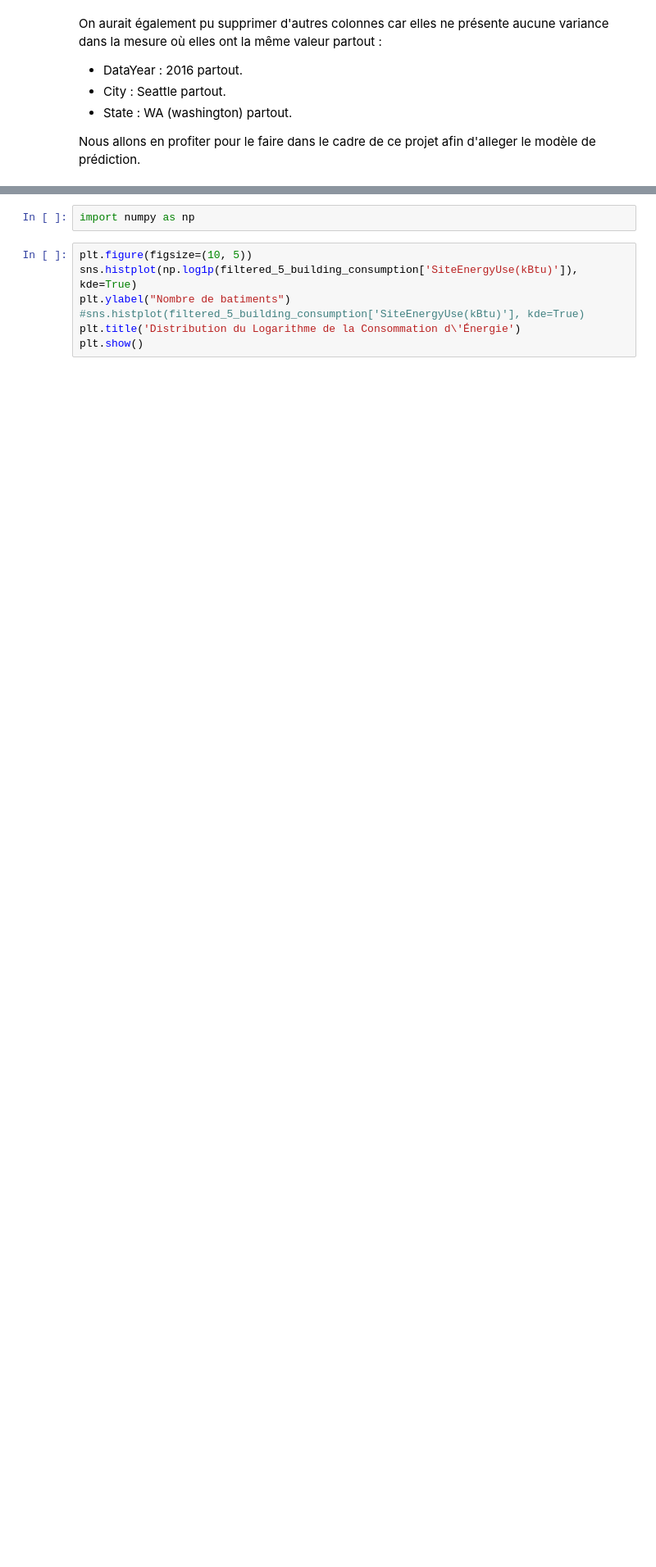
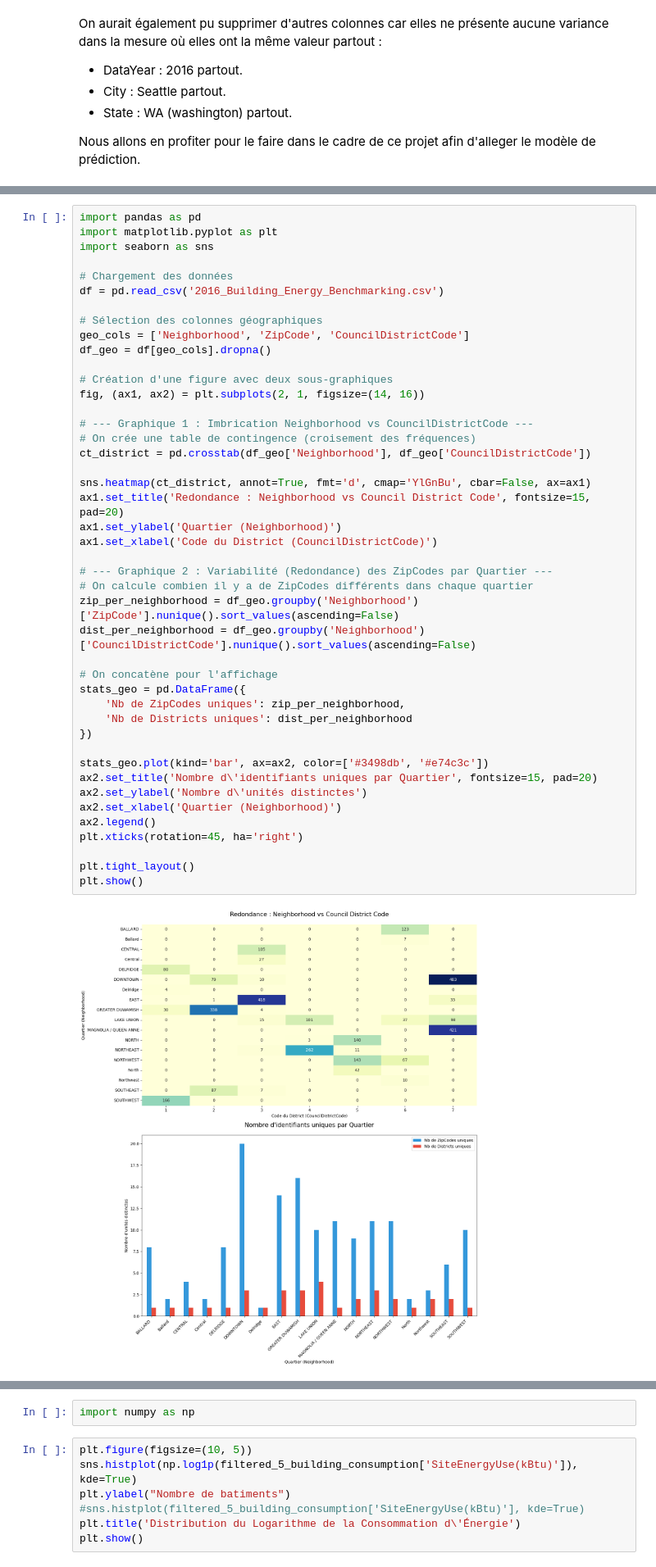
Before and after one commit to AxelFB1992/projet6, a Jupyter notebook: template_modelisation_supervisee.ipynb, the cells around one changed output, grey strips where cells are left out. Shown at 82% size. Cells and saved outputs as stored; diff of their text form; blank space fills up the shorter version.

```diff
--- a/template_modelisation_supervisee.ipynb
+++ b/template_modelisation_supervisee.ipynb
@@ -402,0 +439,46 @@ Représentations graphiques de certaines variables
+# %%
+import pandas as pd
+import matplotlib.pyplot as plt
+import seaborn as sns
+
+# Chargement des données
+df = pd.read_csv('2016_Building_Energy_Benchmarking.csv')
+
+# Sélection des colonnes géographiques
+geo_cols = ['Neighborhood', 'ZipCode', 'CouncilDistrictCode']
+df_geo = df[geo_cols].dropna()
+
+# Création d'une figure avec deux sous-graphiques
+fig, (ax1, ax2) = plt.subplots(2, 1, figsize=(14, 16))
+
+# --- Graphique 1 : Imbrication Neighborhood vs CouncilDistrictCode ---
+# On crée une table de contingence (croisement des fréquences)
+ct_district = pd.crosstab(df_geo['Neighborhood'], df_geo['CouncilDistrictCode'])
+
+sns.heatmap(ct_district, annot=True, fmt='d', cmap='YlGnBu', cbar=False, ax=ax1)
+ax1.set_title('Redondance : Neighborhood vs Council District Code', fontsize=15, pad=20)
+ax1.set_ylabel('Quartier (Neighborhood)')
+ax1.set_xlabel('Code du District (CouncilDistrictCode)')
+
+# --- Graphique 2 : Variabilité (Redondance) des ZipCodes par Quartier ---
+# On calcule combien il y a de ZipCodes différents dans chaque quartier
+zip_per_neighborhood = df_geo.groupby('Neighborhood')['ZipCode'].nunique().sort_values(ascending=False)
+dist_per_neighborhood = df_geo.groupby('Neighborhood')['CouncilDistrictCode'].nunique().sort_values(ascending=False)
+
+# On concatène pour l'affichage
+stats_geo = pd.DataFrame({
+    'Nb de ZipCodes uniques': zip_per_neighborhood,
+    'Nb de Districts uniques': dist_per_neighborhood
+})
+
+stats_geo.plot(kind='bar', ax=ax2, color=['#3498db', '#e74c3c'])
+ax2.set_title('Nombre d\'identifiants uniques par Quartier', fontsize=15, pad=20)
+ax2.set_ylabel('Nombre d\'unités distinctes')
+ax2.set_xlabel('Quartier (Neighborhood)')
+ax2.legend()
+plt.xticks(rotation=45, ha='right')
+
+plt.tight_layout()
+plt.show()
+# %% [output]
+[figure, added]
```
Also changed, not shown: parts of 43 cells of this notebook, 1 other file.
